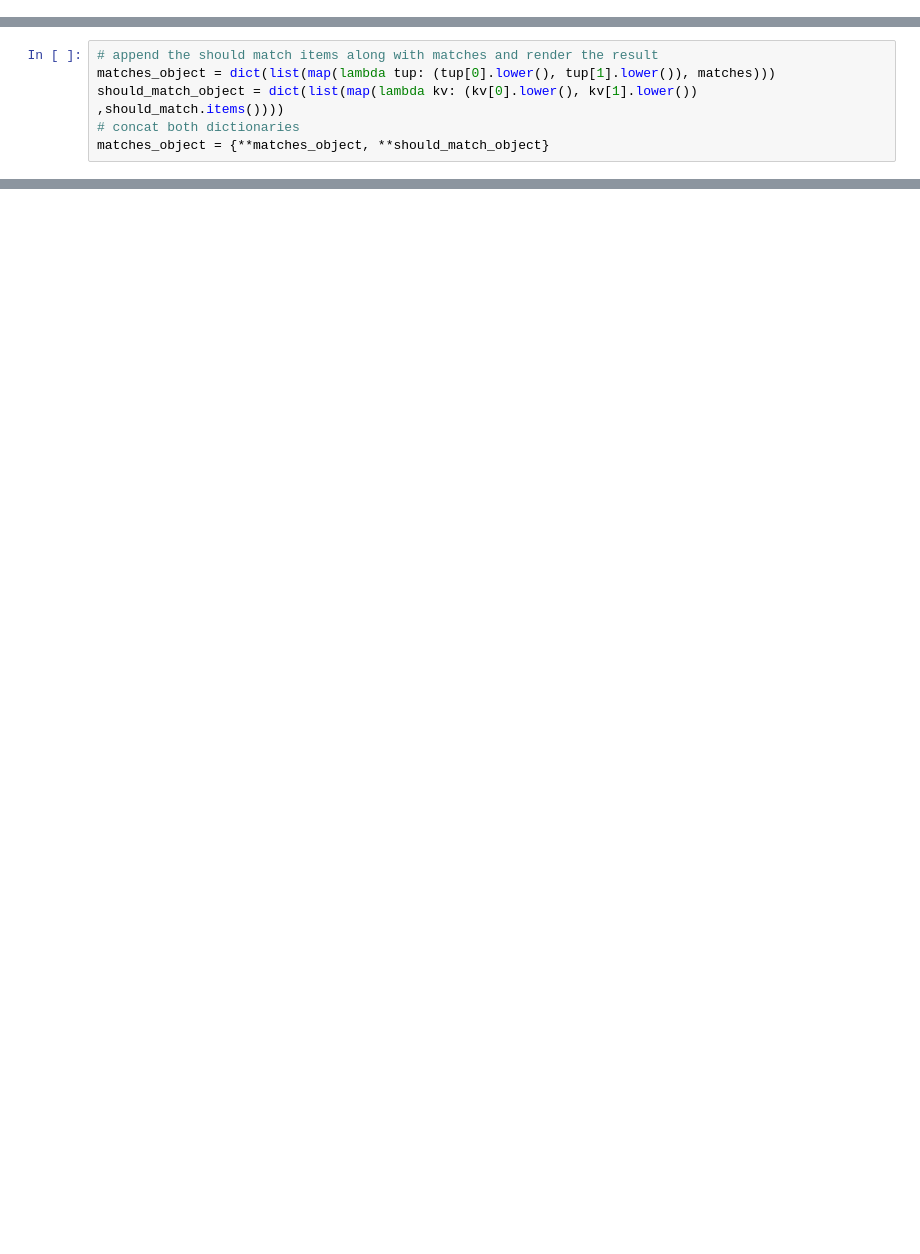
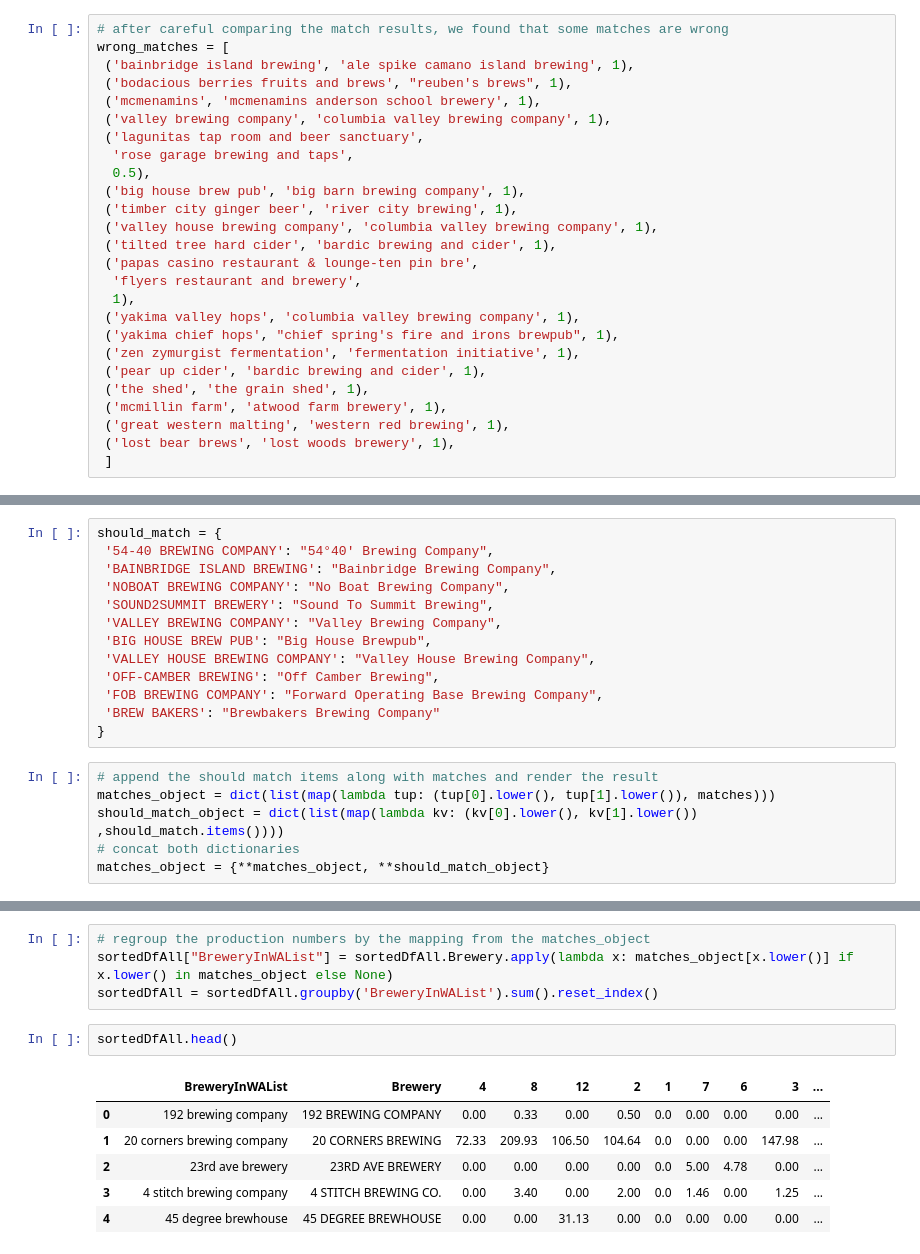
Before and after one commit to mckenzie-maidl/wa-brewers-guild, a Jupyter notebook: production_data_preprocessing.ipynb, the cells around one changed output, grey strips where cells are left out. Saved outputs shown, nothing was run; the diff lists cells and outputs as text; blank space fills up the shorter version.

Commit message:
change the missing brewery list

```diff
--- a/production_data_preprocessing.ipynb
+++ b/production_data_preprocessing.ipynb
@@ -230,3 +169,29 @@ wrong_matches = [('ancient lakes brewing company', 'mountain lakes brewing compa
+# %%
+# after careful comparing the match results, we found that some matches are wrong
+wrong_matches = [
+ ('bainbridge island brewing', 'ale spike camano island brewing', 1),
+ ('bodacious berries fruits and brews', "reuben's brews", 1),
+ ('mcmenamins', 'mcmenamins anderson school brewery', 1),
+ ('valley brewing company', 'columbia valley brewing company', 1),
+ ('lagunitas tap room and beer sanctuary',
+  'rose garage brewing and taps',
+  0.5),
+ ('big house brew pub', 'big barn brewing company', 1),
+ ('timber city ginger beer', 'river city brewing', 1),
+ ('valley house brewing company', 'columbia valley brewing company', 1),
+ ('tilted tree hard cider', 'bardic brewing and cider', 1),
+ ('papas casino restaurant & lounge-ten pin bre',
+  'flyers restaurant and brewery',
+  1),
+ ('yakima valley hops', 'columbia valley brewing company', 1),
+ ('yakima chief hops', "chief spring's fire and irons brewpub", 1),
+ ('zen zymurgist fermentation', 'fermentation initiative', 1),
+ ('pear up cider', 'bardic brewing and cider', 1),
+ ('the shed', 'the grain shed', 1),
+ ('mcmillin farm', 'atwood farm brewery', 1),
+ ('great western malting', 'western red brewing', 1),
+ ('lost bear brews', 'lost woods brewery', 1),
+ ]
 # %%
 # prune the wrong matches
 matches = [match for match in matches if match not in wrong_matches]
@@ -254,3 +201,16 @@ should_match = {
+# %%
+should_match = {
+ '54-40 BREWING COMPANY': "54°40' Brewing Company",
+ 'BAINBRIDGE ISLAND BREWING': "Bainbridge Brewing Company",
+ 'NOBOAT BREWING COMPANY': "No Boat Brewing Company",
+ 'SOUND2SUMMIT BREWERY': "Sound To Summit Brewing",
+ 'VALLEY BREWING COMPANY': "Valley Brewing Company",
+ 'BIG HOUSE BREW PUB': "Big House Brewpub",
+ 'VALLEY HOUSE BREWING COMPANY': "Valley House Brewing Company",
+ 'OFF-CAMBER BREWING': "Off Camber Brewing",
+ 'FOB BREWING COMPANY': "Forward Operating Base Brewing Company",
+ 'BREW BAKERS': "Brewbakers Brewing Company"
+}
 # %%
 # append the should match items along with matches and render the result
 matches_object = dict(list(map(lambda tup: (tup[0].lower(), tup[1].lower()), matches)))
@@ -280,0 +241,13 @@ matches_object
+# %%
+# regroup the production numbers by the mapping from the matches_object
+sortedDfAll["BreweryInWAList"] = sortedDfAll.Brewery.apply(lambda x: matches_object[x.lower()] if x.lower() in matches_object else None)
+sortedDfAll = sortedDfAll.groupby('BreweryInWAList').sum().reset_index()
+# %%
+sortedDfAll.head()
+# %% [output]
+|  | BreweryInWAList | Brewery | 4 | 8 | 12 | 2 | 1 | 7 | 6 | 3 | ... |
+| 0 | 192 brewing company | 192 BREWING COMPANY | 0.00 | 0.33 | 0.00 | 0.50 | 0.0 | 0.00 | 0.00 | 0.00 | ... |
+| 1 | 20 corners brewing company | 20 CORNERS BREWING | 72.33 | 209.93 | 106.50 | 104.64 | 0.0 | 0.00 | 0.00 | 147.98 | ... |
+| 2 | 23rd ave brewery | 23RD AVE BREWERY | 0.00 | 0.00 | 0.00 | 0.00 | 0.0 | 5.00 | 4.78 | 0.00 | ... |
+| 3 | 4 stitch brewing company | 4 STITCH BREWING CO. | 0.00 | 3.40 | 0.00 | 2.00 | 0.0 | 1.46 | 0.00 | 1.25 | ... |
+| 4 | 45 degree brewhouse | 45 DEGREE BREWHOUSE | 0.00 | 0.00 | 31.13 | 0.00 | 0.0 | 0.00 | 0.00 | 0.00 | ... |
```
Also changed, not shown: parts of 11 cells of this notebook.
